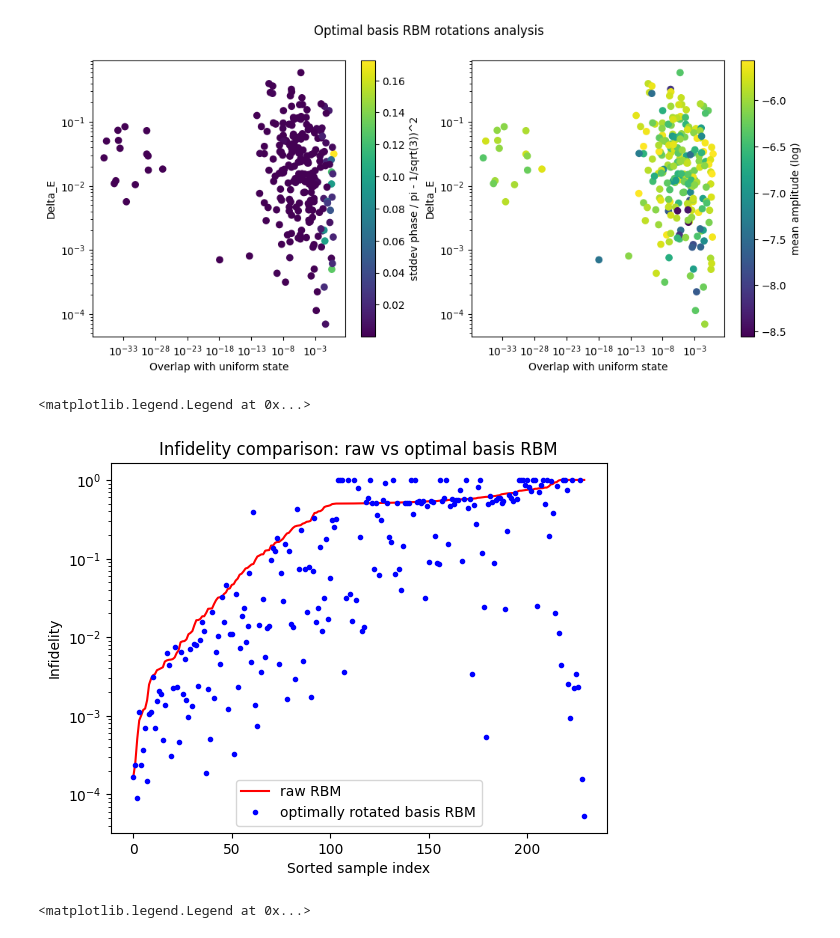
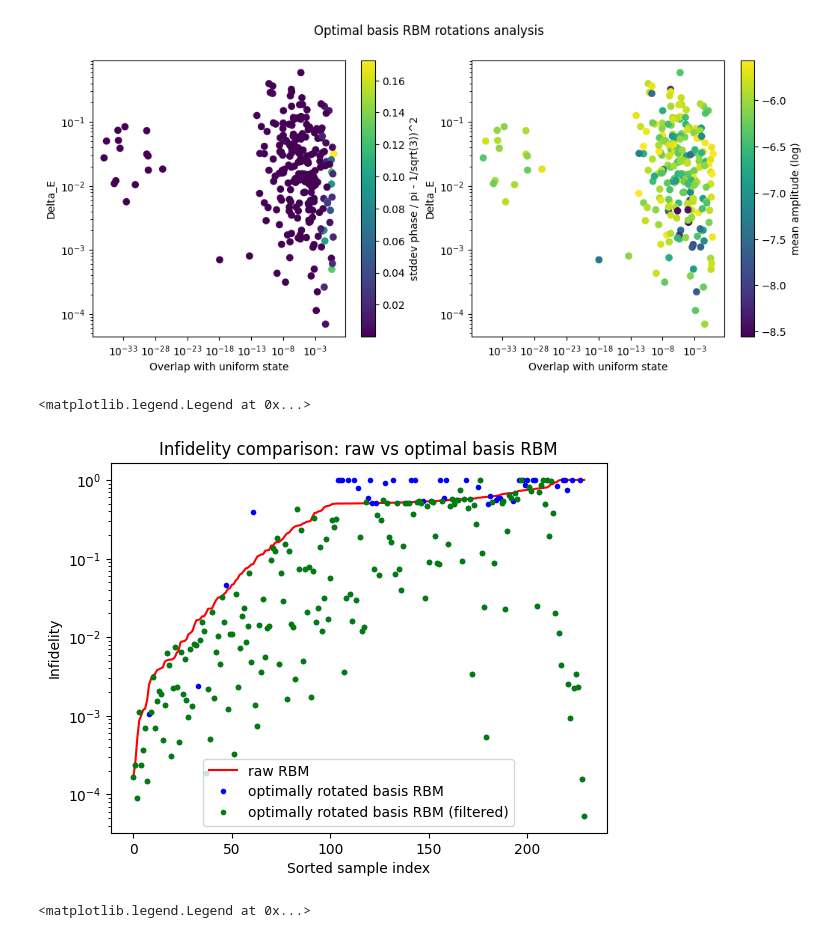
Before and after one commit to NilsNiggemann/DataMiningRBMs, a Jupyter notebook: ana_notebooks/optimal_rotations.ipynb, the cells around one changed output. Drawn from its saved outputs; the diff is of its cells as text; code cells hidden in the pictures.

```diff
--- a/ana_notebooks/optimal_rotations.ipynb
+++ b/ana_notebooks/optimal_rotations.ipynb
@@ -15,6 +15,7 @@ hypotheses = {
     "IPR" : ipr,
     "SPCA" : pca_entropy,
     "Renyi_2" : renyi_entropy,
+    "uniform_state_overlap" : uniform_state_overlap,
     "mean_amplitude" : mean_amplitude,
 }
 
@@ -178,18 +179,22 @@ def align_df2_to_df1_idx(df1, df2, key='idx', keep_extra=True, drop_missing=Fals
 # %%
 %matplotlib inline
 fig, ax = plt.subplots(1)
 ax.set_yscale('log')
 sorteddraw = df_raw.sort_values(by='infidelity')
 sortedopt = align_df2_to_df1_idx(sorteddraw, df_opt, 'idx')
+filt_sortedopt = filter_dataframe_by_range(sortedopt, 'uniform_state_overlap', 1e-10,1.0)
+filt_sortedopt = align_df2_to_df1_idx(sorteddraw, filt_sortedopt, 'idx')
+
 ax.plot(sorteddraw.infidelity.values, c='red',label='raw RBM')
 ax.plot(sortedopt.infidelity.values, c='blue', marker='.',ls='None', label='optimally rotated basis RBM')
+ax.plot(filt_sortedopt.infidelity.values, c='green', marker='.',ls='None', label='optimally rotated basis RBM (filtered)')
 ax.set_title("Infidelity comparison: raw vs optimal basis RBM")
 ax.set_ylabel("Infidelity")
 ax.set_xlabel("Sorted sample index")
 ax.legend()
 # %% [output]
 <matplotlib.legend.Legend at 0x...>
-[figure, old version]
+[figure, new version]
 # %%
 def infidelity_ansatz_overlap(psi_0_list):
     """
```
Also changed, not shown: parts of 7 cells of this notebook, 2 other files.
